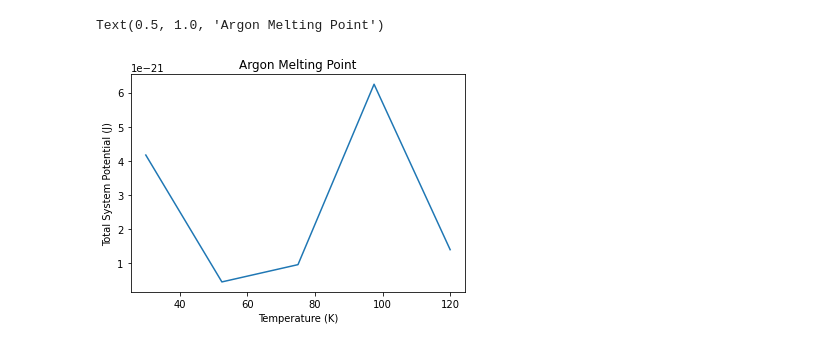
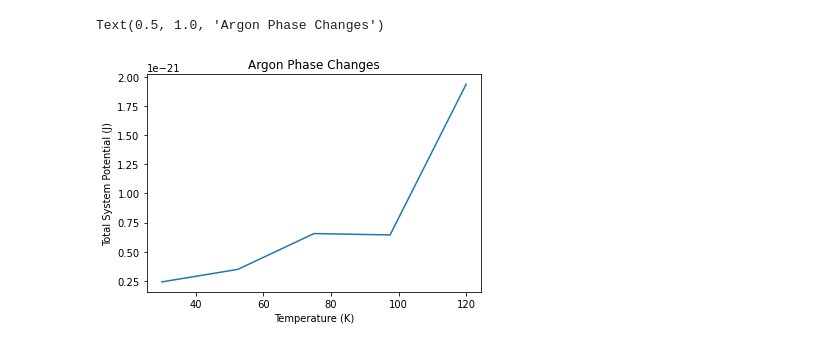
Before and after one commit to bergenkendziorski/moleculardynamics, a Jupyter notebook: Python/Molecular_Dynamics.ipynb, the cells around one changed output. Drawn from its saved outputs; the diff is of its cells as text; code cells hidden in the pictures.

Commit message:
Add files via upload
Fixing issue with nonlinear transformation in velocities. Adding new plots

```diff
--- a/Python/Molecular_Dynamics.ipynb
+++ b/Python/Molecular_Dynamics.ipynb
@@ -78,35 +100,19 @@ Step: 900 Potential Energy: -1.6036852330767783 Kinetic Energy: 157660351516150.
 # %%
-kb = 1.38065e-23 #J/K
-tfinal = 100
-DeltaT = .01
-n = ceil(tfinal/DeltaT)
-mass = 39.948*1.66054e-27  # Mass of particles
-lattice_const = 5.26 #angstroms
-#epsilon = 1.65e-21#.0103 #120*kb  #K
-epsilon = 120*kb
-sigma = .3405e-9 #m
-cutoff = 5*sigma #2.5 * sigma  # Cutoff distance for LJ potential
-box_size = 10*sigma #5.0e-9  # Size of the simulation box
-num_particles = 10  # Number of particles
 temperatures = np.linspace(30,120,5)
+num_particles = 10
 pot_temps = []
-#temperature = 300
-for temperature in temperatures:
-    K = 1.5*temperature*kb
-    v = np.sqrt(2*K/mass)
-    def lj_pot(r): #lennard-jones potential
-        return 4*epsilon*((sigma/r)**12 - (sigma/r)**6)
-
-    def lj_force(r): #just negative derivate of potential wrt r
-        return 4*epsilon*(12*(sigma**12)/(r**13) - 6*(sigma**6)/(r**7))
+for temperature in temperatures: #loop through temperatures
+    K = 1.5*temperature*kb #average particle kinetic energy
+    v = np.sqrt(2*K/mass) #average particle speed
 
     t = np.zeros(n)
     positions = np.random.uniform(0, box_size, size=(num_particles, 3))
     velocities = np.empty(shape=(num_particles,3))
-    velocities.fill(np.sqrt(2*K/(3*mass)))
-
-    #plt.scatter(positions[:,0],positions[:,1])
-    #plt.show()
+    for i in range(num_particles):
+        x,y,z = velocity_init(v)
+        velocities[i][0] = x
+        velocities[i][1] = y
+        velocities[i][2] = z
 
     #potentials = np.zeros(n)
     #kinetics = np.zeros(n)
@@ -150,8 +156,8 @@ for temperature in temperatures:
 # %%
 plt.plot(temperatures,pot_temps)
 plt.xlabel("Temperature (K)")
 plt.ylabel("Total System Potential (J)")
-plt.title("Argon Melting Point")
+plt.title("Argon Phase Changes")
 # %% [output]
-Text(0.5, 1.0, 'Argon Melting Point')
+Text(0.5, 1.0, 'Argon Phase Changes')
-[figure, old version]
+[figure, new version]
```
Also changed, not shown: parts of 16 cells of this notebook.
